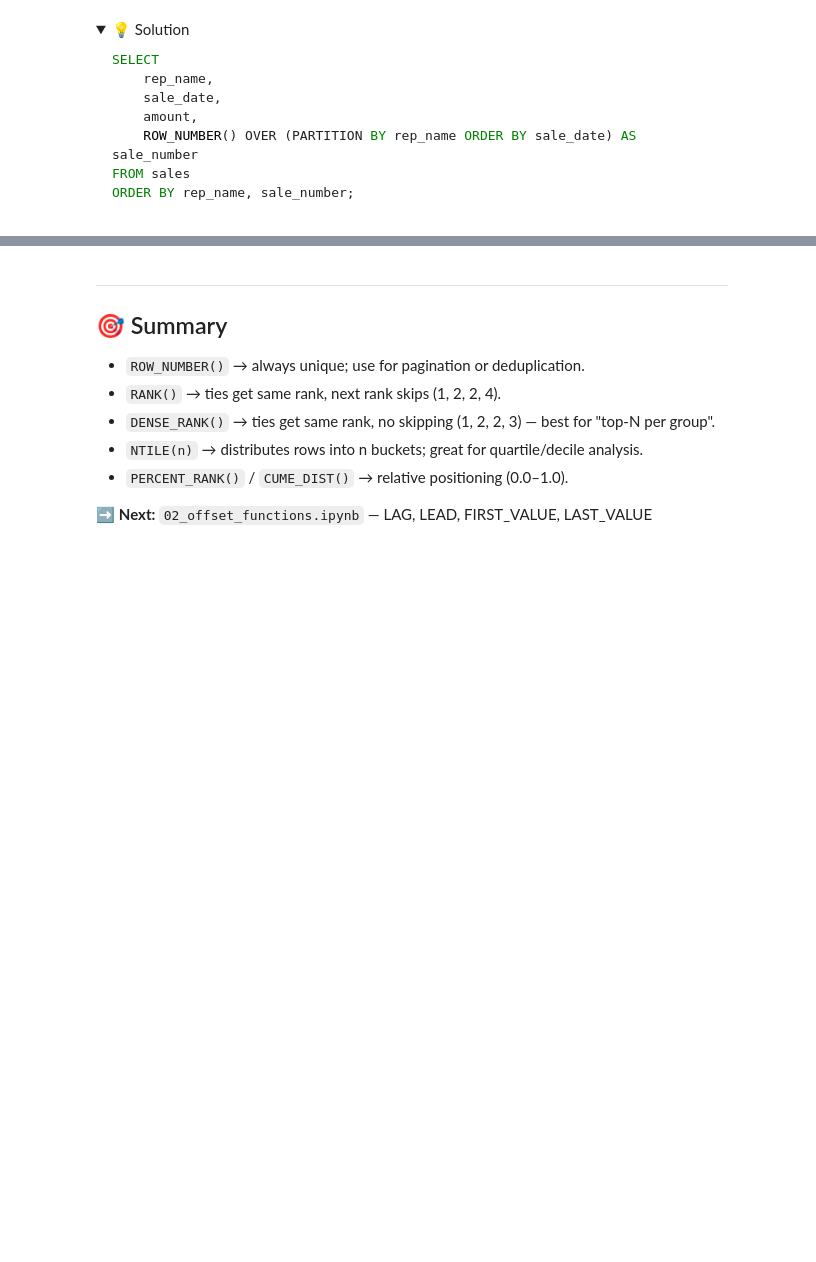
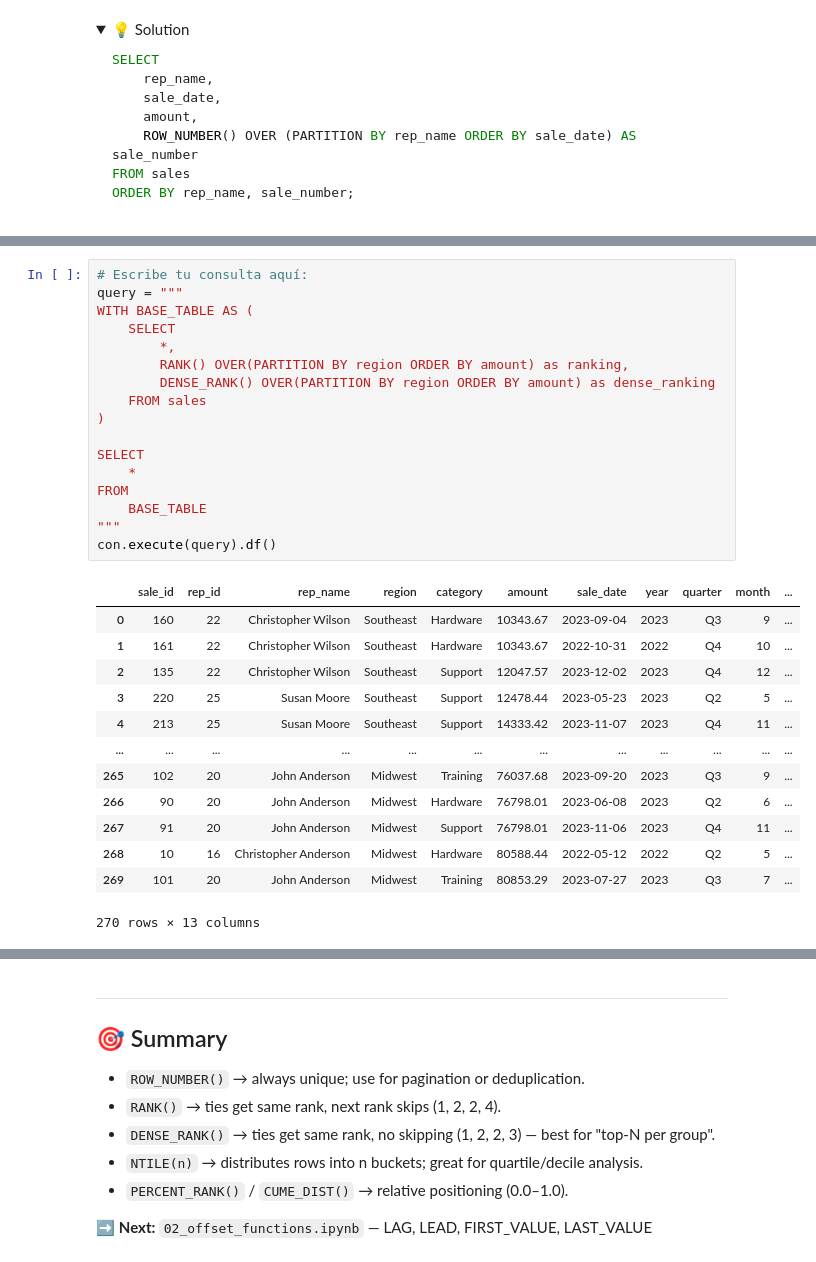
Before and after one commit to pcorner10/sql_practice, a Jupyter notebook: notebooks/01_ranking_functions.ipynb, the cells around one changed output, grey strips where cells are left out. Drawn from its saved outputs; the diff is of its cells as text; folded sections open; blank space fills up the shorter version.

```diff
--- a/notebooks/01_ranking_functions.ipynb
+++ b/notebooks/01_ranking_functions.ipynb
@@ -229,0 +658,31 @@ ORDER BY rep_name, sale_number;
+# %%
+# Escribe tu consulta aquí:
+query = """
+WITH BASE_TABLE AS (
+    SELECT
+        *,
+        RANK() OVER(PARTITION BY region ORDER BY amount) as ranking,
+        DENSE_RANK() OVER(PARTITION BY region ORDER BY amount) as dense_ranking
+    FROM sales
+)
+
+SELECT
+    *
+FROM
+    BASE_TABLE
+"""
+con.execute(query).df()
+# %% [output]
+|  | sale_id | rep_id | rep_name | region | category | amount | sale_date | year | quarter | month | ... |
+| 0 | 160 | 22 | Christopher Wilson | Southeast | Hardware | 10343.67 | 2023-09-04 | 2023 | Q3 | 9 | ... |
+| 1 | 161 | 22 | Christopher Wilson | Southeast | Hardware | 10343.67 | 2022-10-31 | 2022 | Q4 | 10 | ... |
+| 2 | 135 | 22 | Christopher Wilson | Southeast | Support | 12047.57 | 2023-12-02 | 2023 | Q4 | 12 | ... |
+| 3 | 220 | 25 | Susan Moore | Southeast | Support | 12478.44 | 2023-05-23 | 2023 | Q2 | 5 | ... |
+| 4 | 213 | 25 | Susan Moore | Southeast | Support | 14333.42 | 2023-11-07 | 2023 | Q4 | 11 | ... |
+| ... | ... | ... | ... | ... | ... | ... | ... | ... | ... | ... | ... |
+| 265 | 102 | 20 | John Anderson | Midwest | Training | 76037.68 | 2023-09-20 | 2023 | Q3 | 9 | ... |
+| 266 | 90 | 20 | John Anderson | Midwest | Hardware | 76798.01 | 2023-06-08 | 2023 | Q2 | 6 | ... |
+| 267 | 91 | 20 | John Anderson | Midwest | Support | 76798.01 | 2023-11-06 | 2023 | Q4 | 11 | ... |
+| 268 | 10 | 16 | Christopher Anderson | Midwest | Hardware | 80588.44 | 2022-05-12 | 2022 | Q2 | 5 | ... |
+| 269 | 101 | 20 | John Anderson | Midwest | Training | 80853.29 | 2023-07-27 | 2023 | Q3 | 7 | ... |
+270 rows × 13 columns
```
Also changed, not shown: parts of 68 cells of this notebook, 8 other files.
